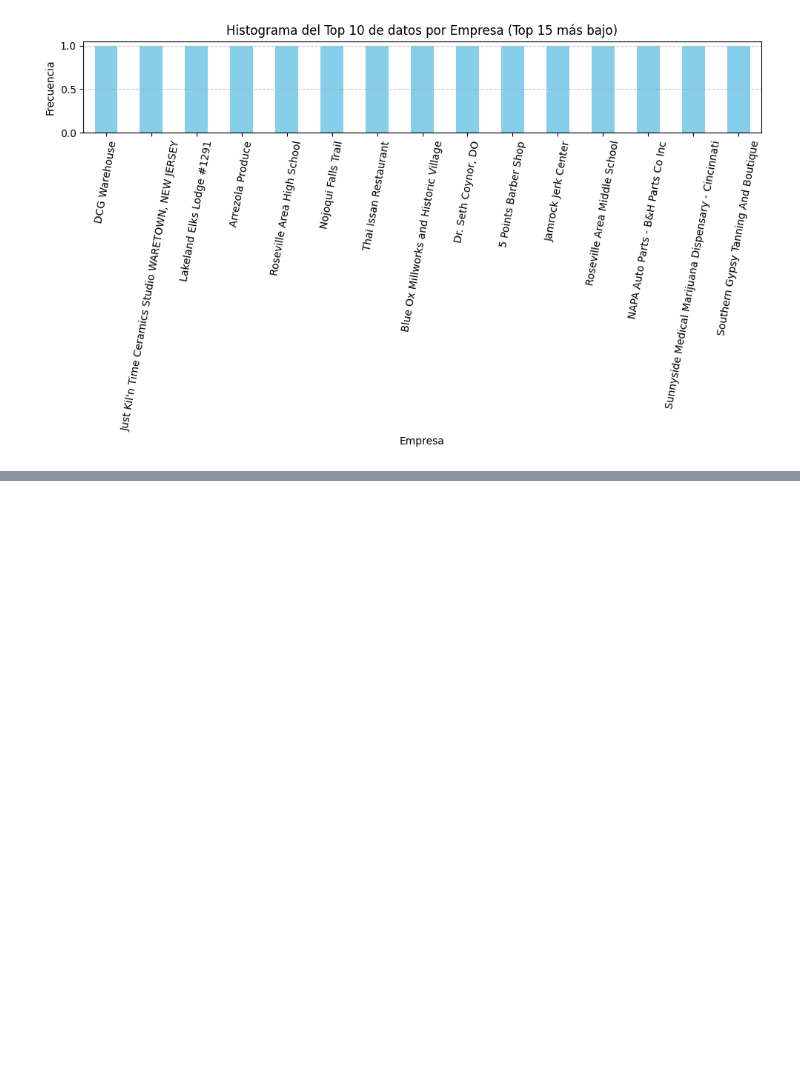
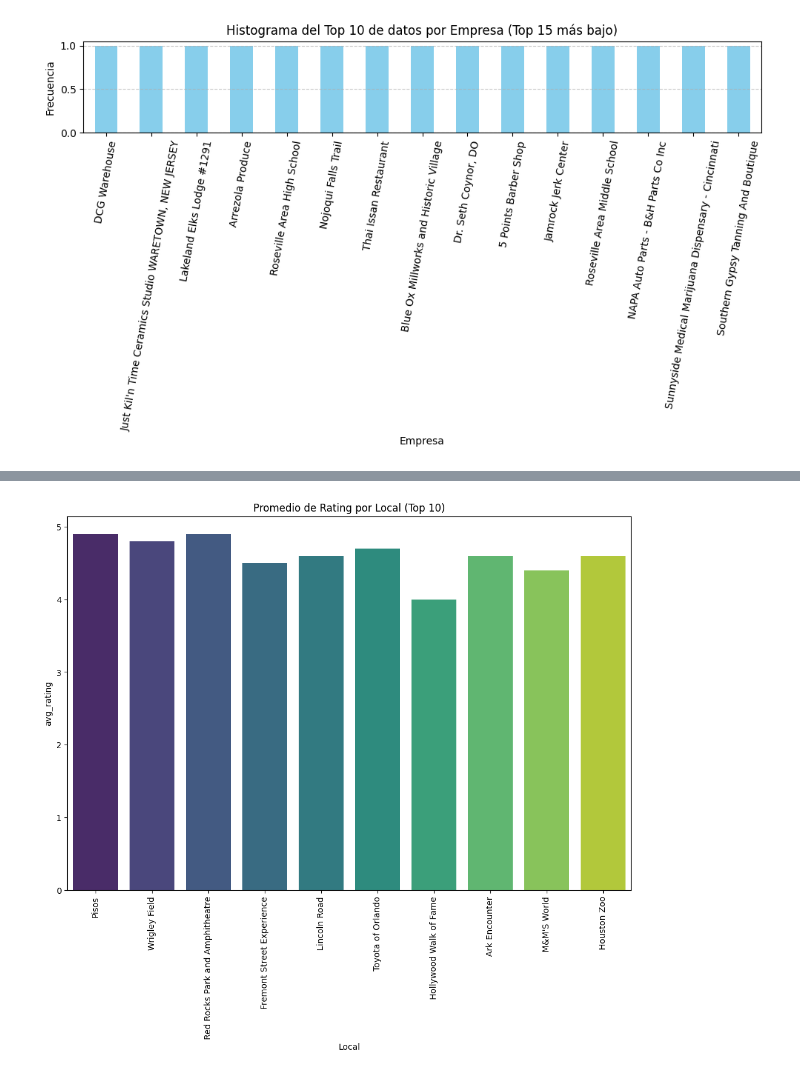
Before and after one commit to FSanchezB/Proyecto-Google-Yelp-Henry-, a Jupyter notebook: Notebooks/EDA-Google-outliers.ipynb, the cells around one changed output, grey strips where cells are left out. Cells and saved outputs as stored; diff of their text form; code cells hidden in the pictures; blank space fills up the shorter version.

Commit message:
Eda google outliers actualización

```diff
--- a/Notebooks/EDA-Google-outliers.ipynb
+++ b/Notebooks/EDA-Google-outliers.ipynb
@@ -6,7 +6,7 @@ from sklearn.preprocessing import LabelEncoder
 import matplotlib.ticker as ticker
 pd.set_option('display.float_format', lambda x: '%.3f' % x)
 # %%
-ruta = 'Proyecto-Google-Yelp-Henry-\metadata-sitios\metadata_establecimientos.csv'
+ruta = '..\metadata-sitios\metadata_establecimientos'
 # %%
 df = pd.read_csv(ruta)
 # %%
@@ -261,0 +294,11 @@ plt.show()
+# %%
+top_10_df=df.nlargest(10, 'num_of_reviews')
+plt.figure(figsize=(12, 8))
+sns.barplot(data=top_10_df, x='name', y='avg_rating', hue='name', palette='viridis', legend=False)
+plt.xlabel('Local')
+plt.ylabel('avg_rating')
+plt.title('Promedio de Rating por Local (Top 10)')
+plt.xticks(rotation=90)
+plt.show()
+# %% [output]
+[figure, added]
```
Also changed, not shown: parts of 12 cells of this notebook.
